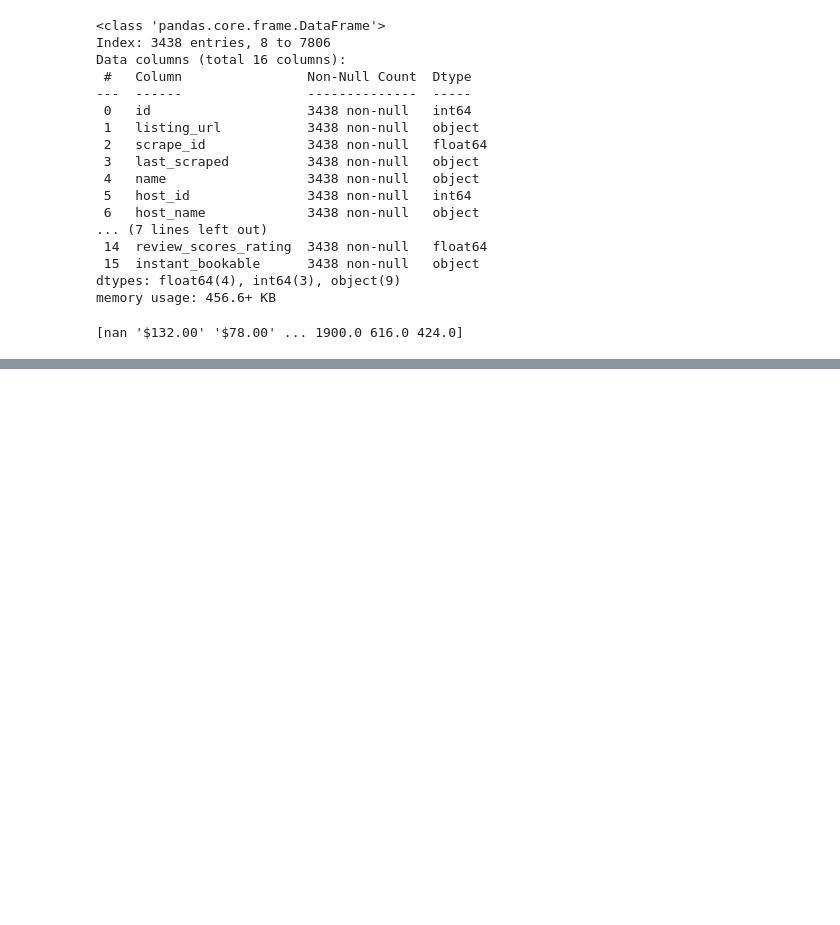
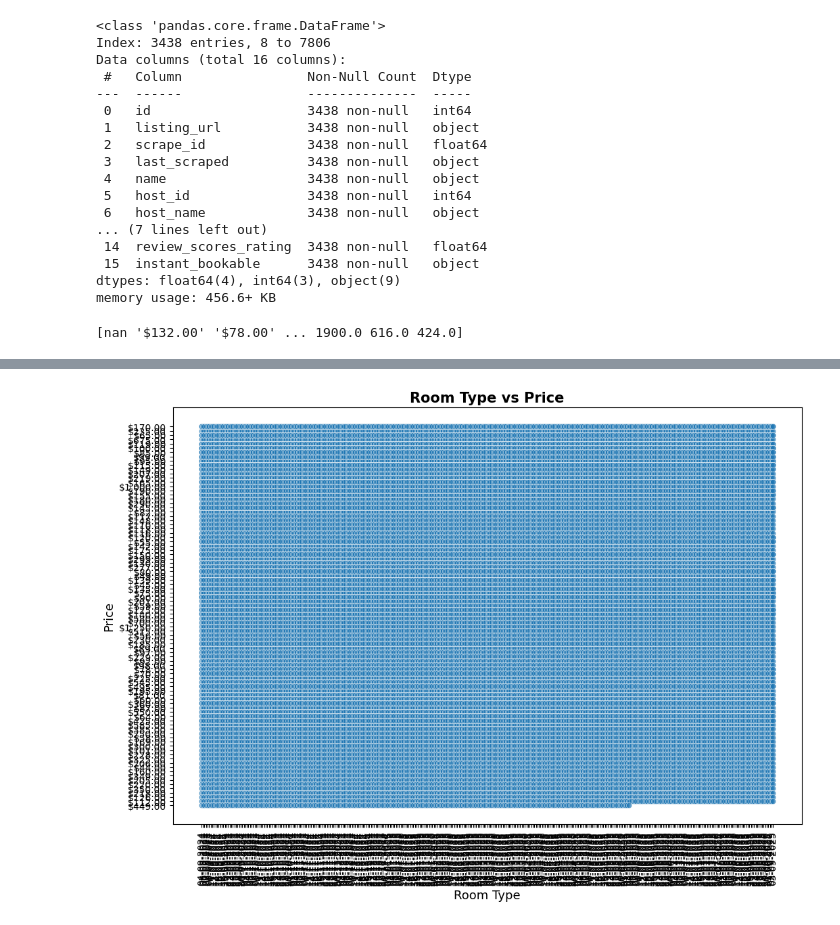
Before and after one commit to g23ai2068/Capstone-Project, a Jupyter notebook: Airbnb_capstone_project_Phase_1.ipynb, the cells around one changed output, grey strips where cells are left out. Cells and saved outputs as stored; diff of their text form; code cells hidden in the pictures; blank space fills up the shorter version.

```diff
--- a/Airbnb_capstone_project_Phase_1.ipynb
+++ b/Airbnb_capstone_project_Phase_1.ipynb
@@ -554,0 +677,11 @@ listin[listin['price'].isin([nan])]
+# %%
+ #Scatterplot for Room Type vs Price
+plt.figure(figsize=(12,8))
+sns.scatterplot(x='date', y='price', data=calender2, alpha=0.7)# alpha adds transparency
+plt.xticks(rotation=90)
+plt.xlabel("Room Type", size=13)
+plt.ylabel("Price", size=13)
+plt.title("Room Type vs Price", size=15, weight='bold')
+plt.show()
+# %% [output]
+[figure, added]
```
Also changed, not shown: parts of 34 cells of this notebook.
